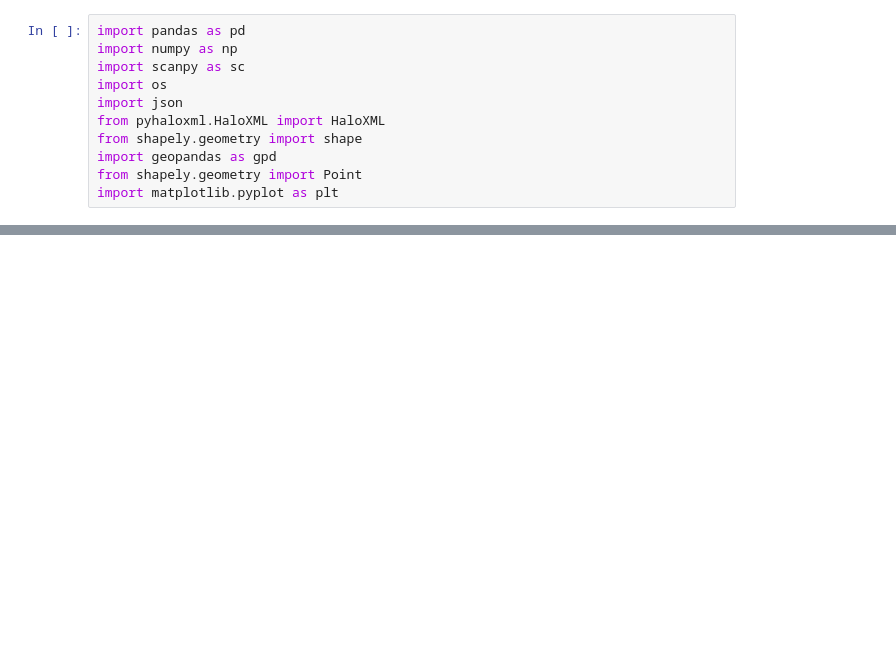
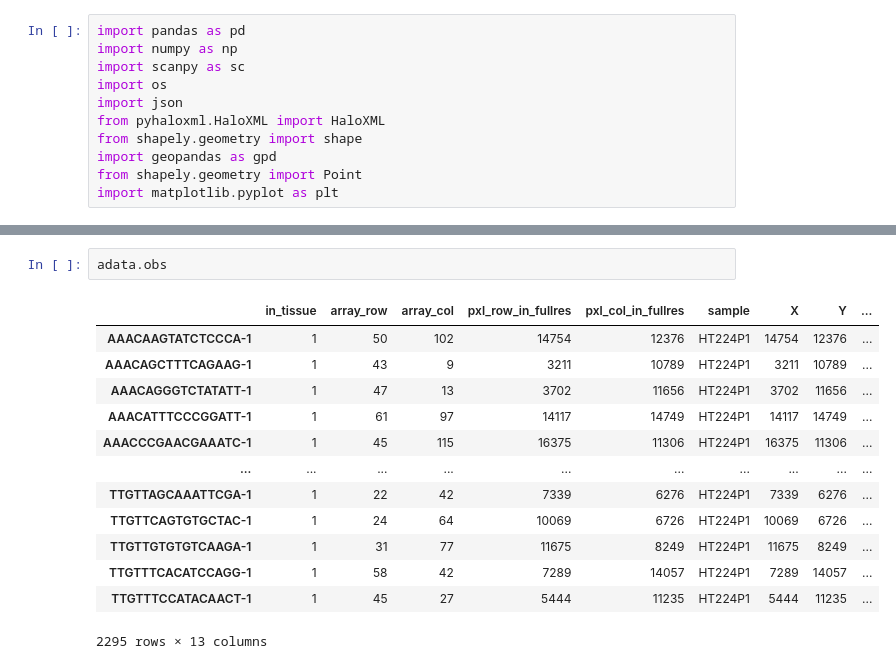
Before and after one commit to izabellaleahz/HALO_annotation_transfer, a Jupyter notebook: Halo_anntation_transfer_functions.ipynb, the cells around one changed output, grey strips where cells are left out. Drawn from its saved outputs; the diff is of its cells as text; blank space fills up the shorter version.

```diff
--- a/Halo_anntation_transfer_functions.ipynb
+++ b/Halo_anntation_transfer_functions.ipynb
@@ -240,0 +252,16 @@ Plotting halo-labeled scatter plot...
+# %%
+adata.obs
+# %% [output]
+|  | in_tissue | array_row | array_col | pxl_row_in_fullres | pxl_col_in_fullres | sample | X | Y | ... |
+| AAACAAGTATCTCCCA-1 | 1 | 50 | 102 | 14754 | 12376 | HT224P1 | 14754 | 12376 | ... |
+| AAACAGCTTTCAGAAG-1 | 1 | 43 | 9 | 3211 | 10789 | HT224P1 | 3211 | 10789 | ... |
+| AAACAGGGTCTATATT-1 | 1 | 47 | 13 | 3702 | 11656 | HT224P1 | 3702 | 11656 | ... |
+| AAACATTTCCCGGATT-1 | 1 | 61 | 97 | 14117 | 14749 | HT224P1 | 14117 | 14749 | ... |
+| AAACCCGAACGAAATC-1 | 1 | 45 | 115 | 16375 | 11306 | HT224P1 | 16375 | 11306 | ... |
+| ... | ... | ... | ... | ... | ... | ... | ... | ... | ... |
+| TTGTTAGCAAATTCGA-1 | 1 | 22 | 42 | 7339 | 6276 | HT224P1 | 7339 | 6276 | ... |
+| TTGTTCAGTGTGCTAC-1 | 1 | 24 | 64 | 10069 | 6726 | HT224P1 | 10069 | 6726 | ... |
+| TTGTTGTGTGTCAAGA-1 | 1 | 31 | 77 | 11675 | 8249 | HT224P1 | 11675 | 8249 | ... |
+| TTGTTTCACATCCAGG-1 | 1 | 58 | 42 | 7289 | 14057 | HT224P1 | 7289 | 14057 | ... |
+| TTGTTTCCATACAACT-1 | 1 | 45 | 27 | 5444 | 11235 | HT224P1 | 5444 | 11235 | ... |
+2295 rows × 13 columns
```
Also changed, not shown: parts of 5 cells of this notebook, 1 other file.
